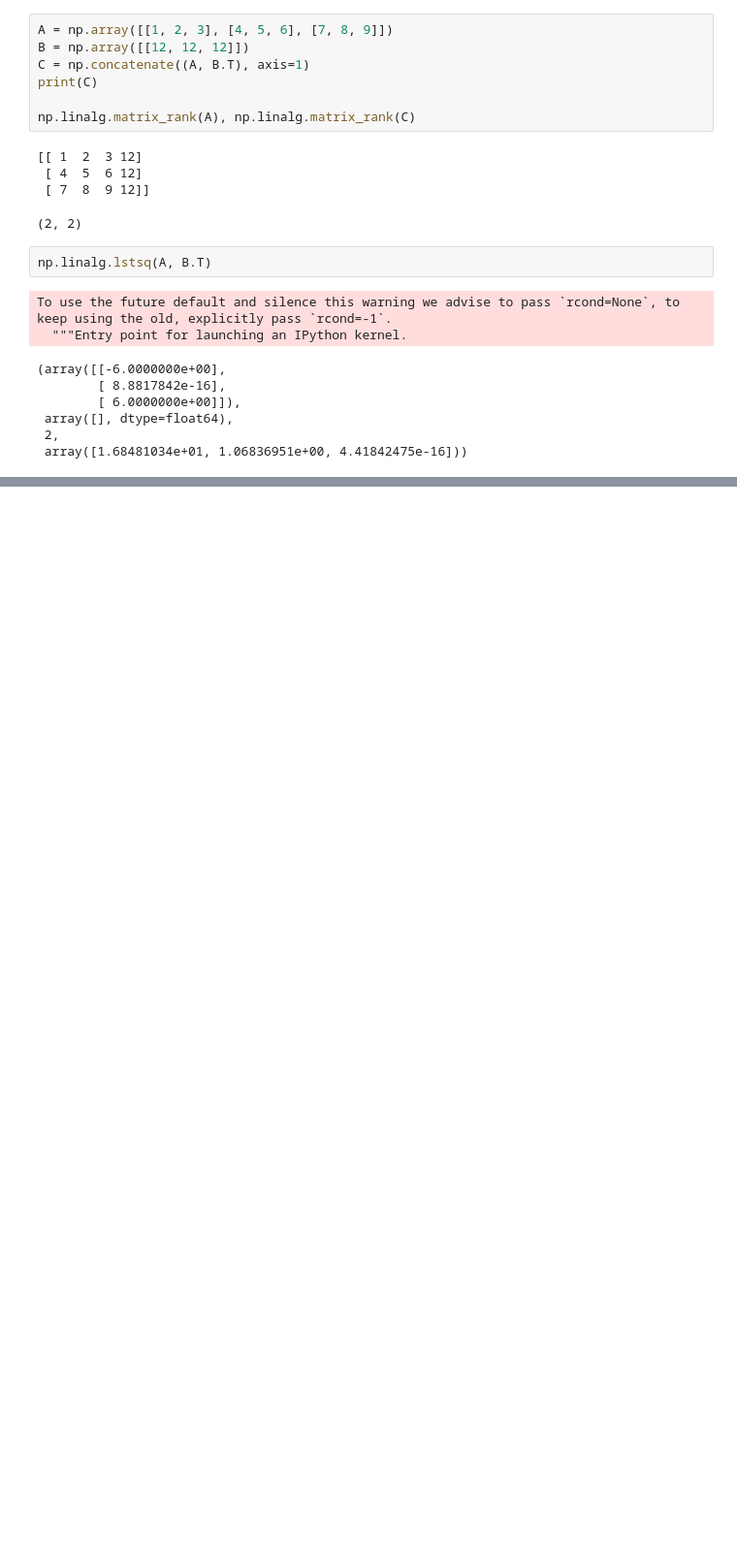
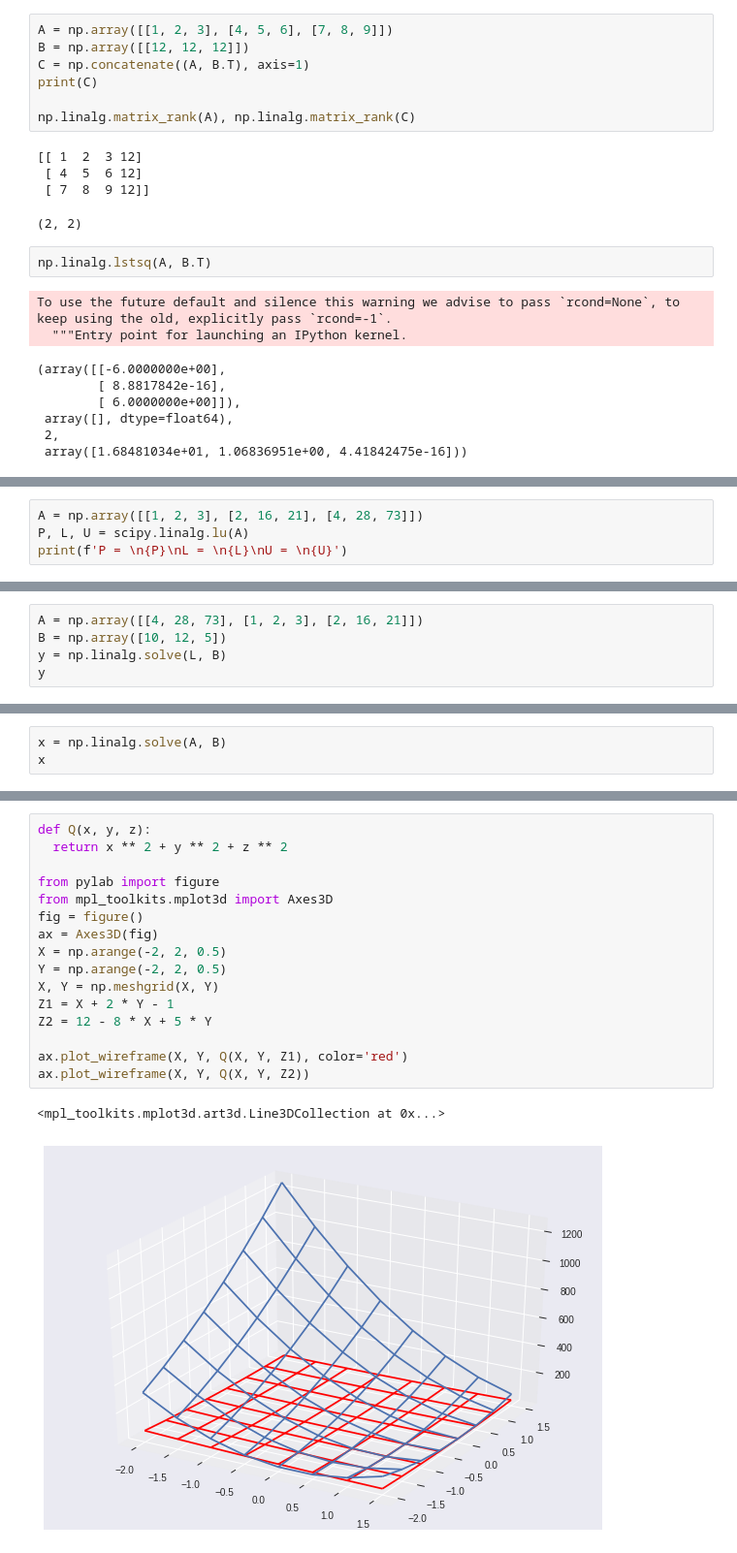
Before and after one commit to francuzovd/higher_mathematics, a Jupyter notebook: HW_lesson_3.ipynb, the cells around one changed output, grey strips where cells are left out. Shown at 97% size. Drawn from its saved outputs; the diff is of its cells as text; blank space fills up the shorter version.

Commit message:
Solved 5 and 6 lessons

```diff
--- a/HW_lesson_3.ipynb
+++ b/HW_lesson_3.ipynb
@@ -83,0 +374,4 @@ To use the future default and silence this warning we advise to pass `rcond=None
+# %%
+A = np.array([[1, 2, 3], [2, 16, 21], [4, 28, 73]])
+P, L, U = scipy.linalg.lu(A)
+print(f'P = \n{P}\nL = \n{L}\nU = \n{U}')
@@ -83,0 +391,5 @@ To use the future default and silence this warning we advise to pass `rcond=None
+# %%
+A = np.array([[4, 28, 73], [1, 2, 3], [2, 16, 21]])
+B = np.array([10, 12, 5])
+y = np.linalg.solve(L, B)
+y
@@ -83,0 +403,3 @@ To use the future default and silence this warning we advise to pass `rcond=None
+# %%
+x = np.linalg.solve(A, B)
+x
@@ -83,0 +416,19 @@ To use the future default and silence this warning we advise to pass `rcond=None
+# %%
+def Q(x, y, z):
+  return x ** 2 + y ** 2 + z ** 2
+
+from pylab import figure
+from mpl_toolkits.mplot3d import Axes3D
+fig = figure()
+ax = Axes3D(fig)
+X = np.arange(-2, 2, 0.5)
+Y = np.arange(-2, 2, 0.5)
+X, Y = np.meshgrid(X, Y)
+Z1 = X + 2 * Y - 1
+Z2 = 12 - 8 * X + 5 * Y
+
+ax.plot_wireframe(X, Y, Q(X, Y, Z1), color='red')
+ax.plot_wireframe(X, Y, Q(X, Y, Z2))
+# %% [output]
+<mpl_toolkits.mplot3d.art3d.Line3DCollection at 0x...>
+[figure, added]
```
Also changed, not shown: parts of 66 cells of this notebook.
